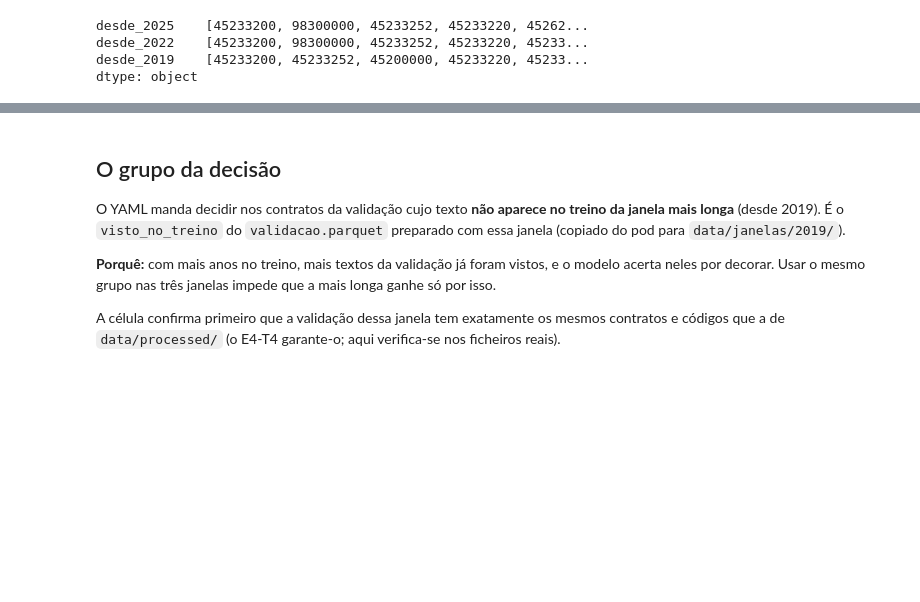
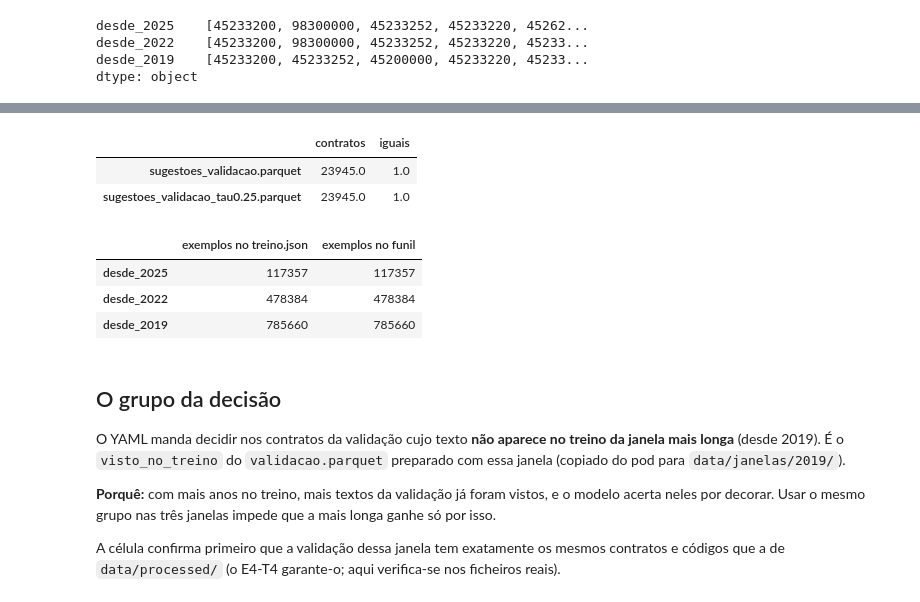
Before and after one commit to ricardoo022/cpv-portal-base, a Jupyter notebook: notebooks/09_janela.ipynb, the cells around one changed output, grey strips where cells are left out. Saved outputs shown, nothing was run; the diff lists cells and outputs as text; code cells hidden in the pictures; blank space fills up the shorter version.

```diff
--- a/notebooks/09_janela.ipynb
+++ b/notebooks/09_janela.ipynb
@@ -103,3 +110,36 @@ dtype: object
+# %%
+controlo = {}
+for f in ("sugestoes_validacao.parquet", "sugestoes_validacao_tau0.25.parquet"):
+    a = pd.read_parquet(RAIZ / "metrics/e4_s1/n_min_10_ep_defeito" / f).set_index("idcontrato")["sugestoes"].map(list)
+    b = pd.read_parquet(RAIZ / "metrics/e4_s4/alpha_1e-7" / f).set_index("idcontrato")["sugestoes"].map(list).reindex(a.index)
+    controlo[f] = {"contratos": len(a), "iguais": (a == b).mean()}
+if not all(v["iguais"] == 1.0 for v in controlo.values()):
+    raise ValueError("a janela desde 2022 não reproduz o E4-S4")
+pd.DataFrame(controlo).T
+# %% [output]
+|  | contratos | iguais |
+| sugestoes_validacao.parquet | 23945.0 | 1.0 |
+| sugestoes_validacao_tau0.25.parquet | 23945.0 | 1.0 |
+# %%
+def funil_8b(log):
+    m = re.search(r"8b\. exemplos de treino \(um por texto\)\s+([\d ]+)", (RAIZ / log).read_text(encoding="utf-8"))
+    return int(m.group(1).replace(" ", ""))
+
+
+funil = {}
+for j in JANELAS:
+    i = info[j["nome"]]
+    funil[j["nome"]] = {"exemplos no treino.json": i["exemplos_usados"] + i["exemplos_saidos"],
+                        "exemplos no funil": funil_8b(f"metrics/e4_s2/pod_preparar_{j['inicio'][:4]}.log")}
+funil = pd.DataFrame(funil).T
+if not (funil["exemplos no treino.json"] == funil["exemplos no funil"]).all():
+    raise ValueError("um treino não usou os exemplos da preparação da sua janela")
+funil
+# %% [output]
+|  | exemplos no treino.json | exemplos no funil |
+| desde_2025 | 117357 | 117357 |
+| desde_2022 | 478384 | 478384 |
+| desde_2019 | 785660 | 785660 |
 # %% [markdown]
 ## O grupo da decisão
 
```
Also changed, not shown: parts of 3 cells of this notebook, 3 other files.
